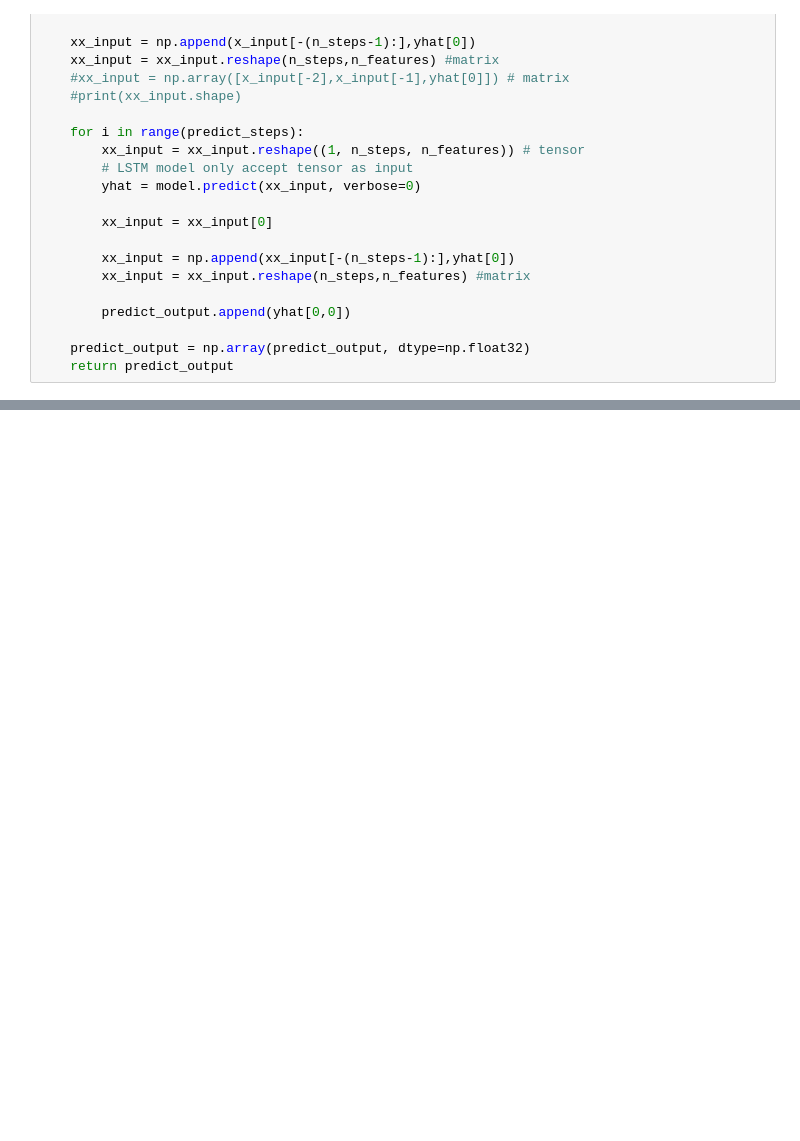
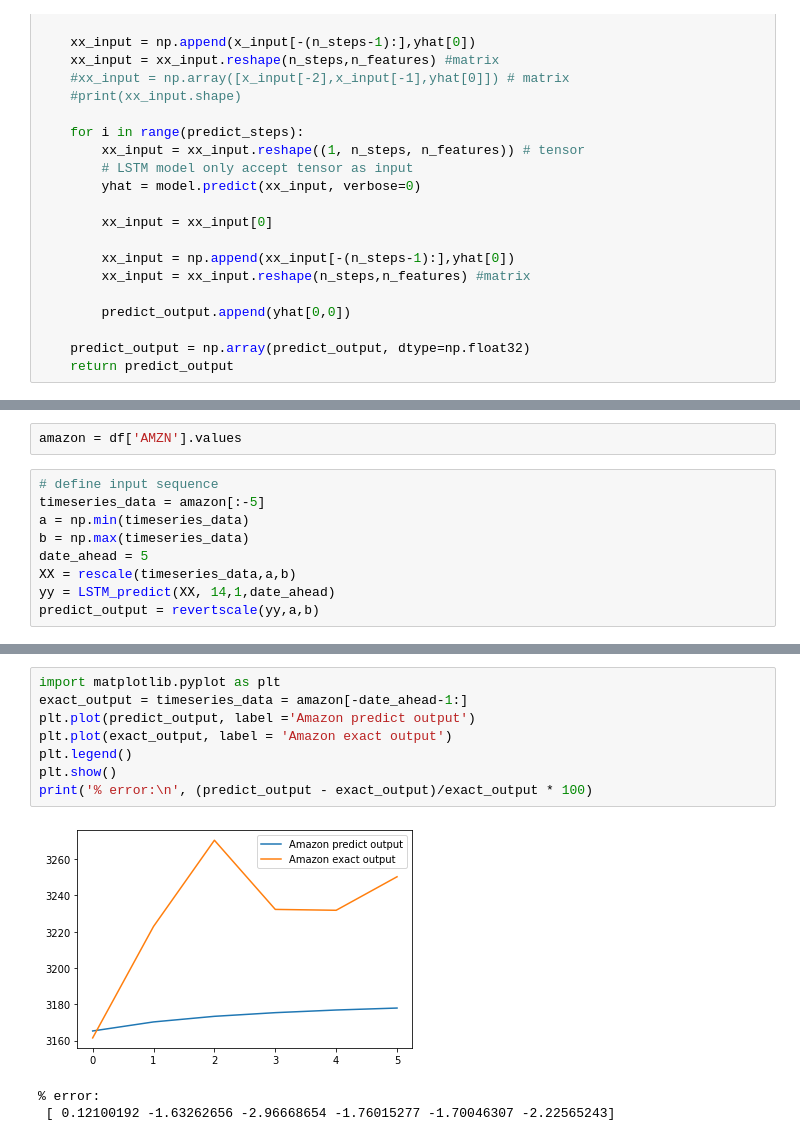
Before and after one commit to henrykhlai/LSTM-rescale-precidtion, a Jupyter notebook: LSTM_stock_prediction.ipynb, the cells around one changed output, grey strips where cells are left out. Drawn from its saved outputs; the diff is of its cells as text; blank space fills up the shorter version.

```diff
--- a/LSTM_stock_prediction.ipynb
+++ b/LSTM_stock_prediction.ipynb
@@ -144,0 +180,11 @@ plt.show()
+# %%
+amazon = df['AMZN'].values
+# %%
+# define input sequence
+timeseries_data = amazon[:-5]
+a = np.min(timeseries_data)
+b = np.max(timeseries_data)
+date_ahead = 5
+XX = rescale(timeseries_data,a,b)
+yy = LSTM_predict(XX, 14,1,date_ahead)
+predict_output = revertscale(yy,a,b)
@@ -144,0 +193,12 @@ plt.show()
+# %%
+import matplotlib.pyplot as plt
+exact_output = timeseries_data = amazon[-date_ahead-1:]
+plt.plot(predict_output, label ='Amazon predict output')
+plt.plot(exact_output, label = 'Amazon exact output')
+plt.legend()
+plt.show()
+print('% error:\n', (predict_output - exact_output)/exact_output * 100)
+# %% [output]
+[figure, added]
+% error:
+ [ 0.12100192 -1.63262656 -2.96668654 -1.76015277 -1.70046307 -2.22565243]
```
Also changed, not shown: parts of 18 cells of this notebook.
